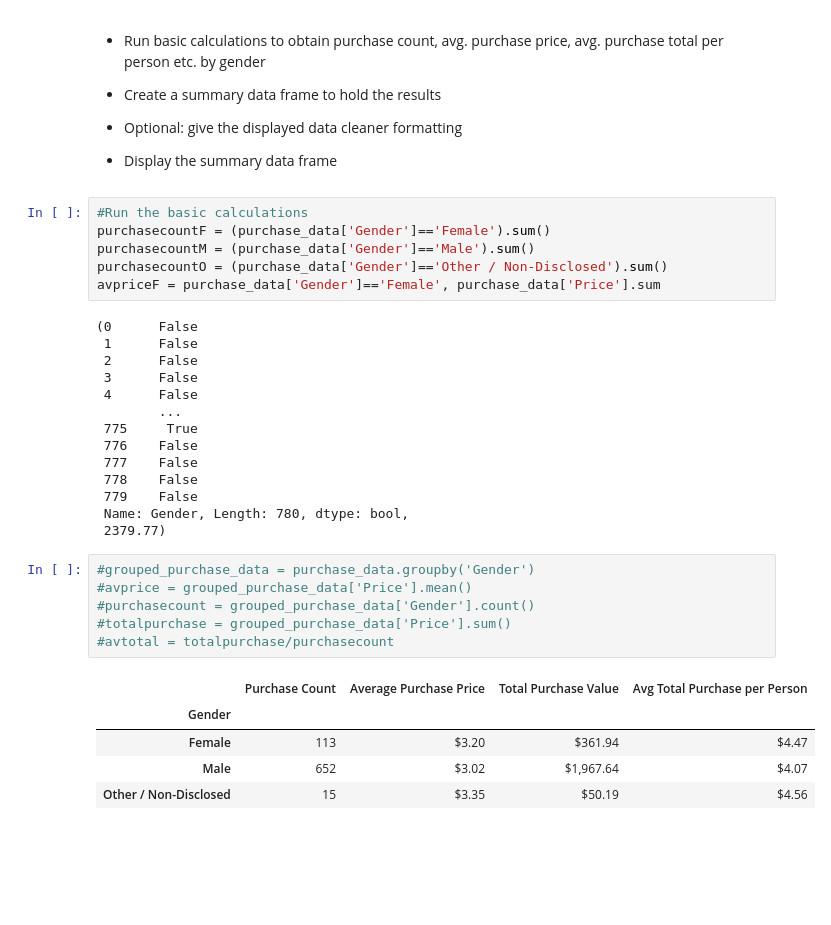
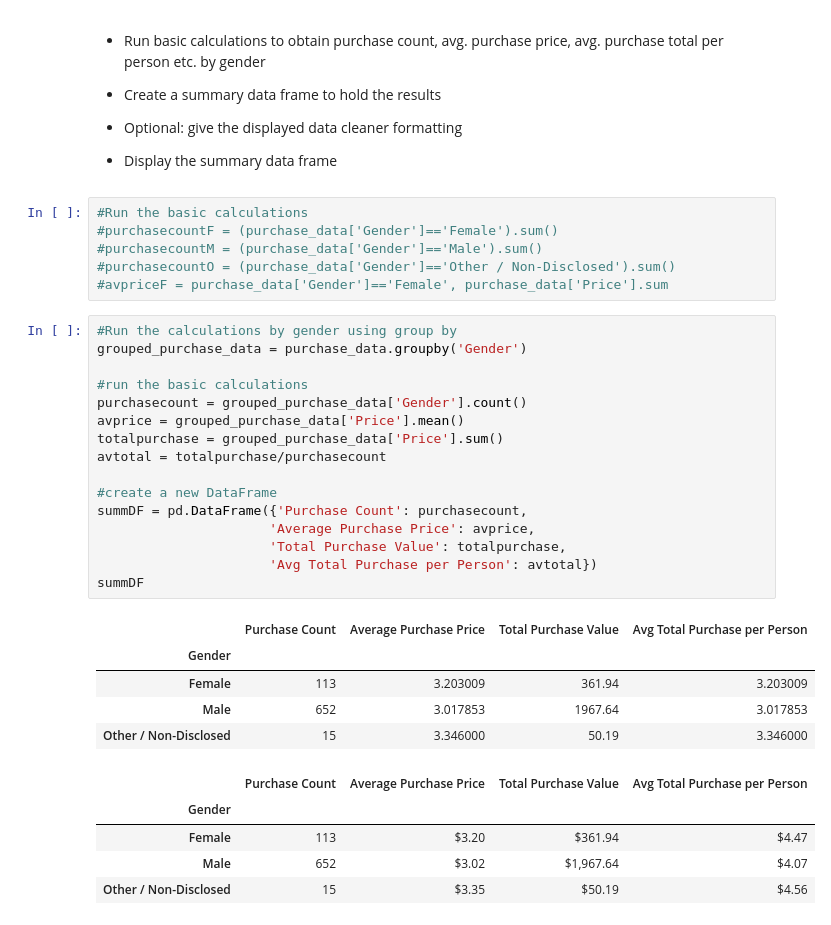
Before and after one commit to KristaJoy/pandas-challenge, a Jupyter notebook: HeroesOfPymoli/HeroesOfPymoli_starter.ipynb, the cells around one changed output. Drawn from its saved outputs; the diff is of its cells as text; blank space fills up the shorter version.

```diff
--- a/HeroesOfPymoli/HeroesOfPymoli_starter.ipynb
+++ b/HeroesOfPymoli/HeroesOfPymoli_starter.ipynb
@@ -114,30 +114,32 @@ genderdemo_sum_df
 * Display the summary data frame
 # %%
 #Run the basic calculations
-purchasecountF = (purchase_data['Gender']=='Female').sum()
-purchasecountM = (purchase_data['Gender']=='Male').sum()
-purchasecountO = (purchase_data['Gender']=='Other / Non-Disclosed').sum()
-avpriceF = purchase_data['Gender']=='Female', purchase_data['Price'].sum
+#purchasecountF = (purchase_data['Gender']=='Female').sum()
+#purchasecountM = (purchase_data['Gender']=='Male').sum()
+#purchasecountO = (purchase_data['Gender']=='Other / Non-Disclosed').sum()
+#avpriceF = purchase_data['Gender']=='Female', purchase_data['Price'].sum
-# %% [output]
-(0      False
- 1      False
- 2      False
- 3      False
- 4      False
-        ...
- 775     True
- 776    False
- 777    False
- 778    False
- 779    False
- Name: Gender, Length: 780, dtype: bool,
- 2379.77)
-# %%
-#grouped_purchase_data = purchase_data.groupby('Gender')
-#avprice = grouped_purchase_data['Price'].mean()
-#purchasecount = grouped_purchase_data['Gender'].count()
-#totalpurchase = grouped_purchase_data['Price'].sum()
-#avtotal = totalpurchase/purchasecount
+# %%
+#Run the calculations by gender using group by
+grouped_purchase_data = purchase_data.groupby('Gender')
+
+#run the basic calculations
+purchasecount = grouped_purchase_data['Gender'].count()
+avprice = grouped_purchase_data['Price'].mean()
+totalpurchase = grouped_purchase_data['Price'].sum()
+avtotal = totalpurchase/purchasecount
+
+#create a new DataFrame
+summDF = pd.DataFrame({'Purchase Count': purchasecount,
+                      'Average Purchase Price': avprice,
+                      'Total Purchase Value': totalpurchase,
+                      'Avg Total Purchase per Person': avtotal})
+summDF
+# %% [output]
+|  | Purchase Count | Average Purchase Price | Total Purchase Value | Avg Total Purchase per Person |
+| Gender |  |  |  |  |
+| Female | 113 | 3.203009 | 361.94 | 3.203009 |
+| Male | 652 | 3.017853 | 1967.64 | 3.017853 |
+| Other / Non-Disclosed | 15 | 3.346000 | 50.19 | 3.346000 |
 # %%
 # %% [output]
 |  | Purchase Count | Average Purchase Price | Total Purchase Value | Avg Total Purchase per Person |
```
Also changed, not shown: parts of 2 cells of this notebook.
